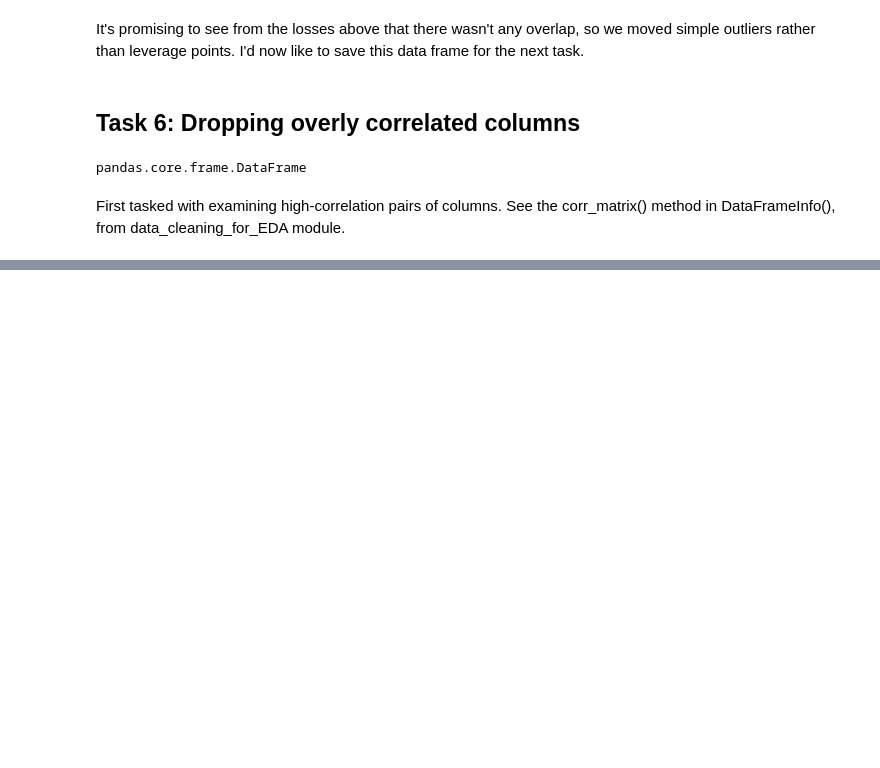
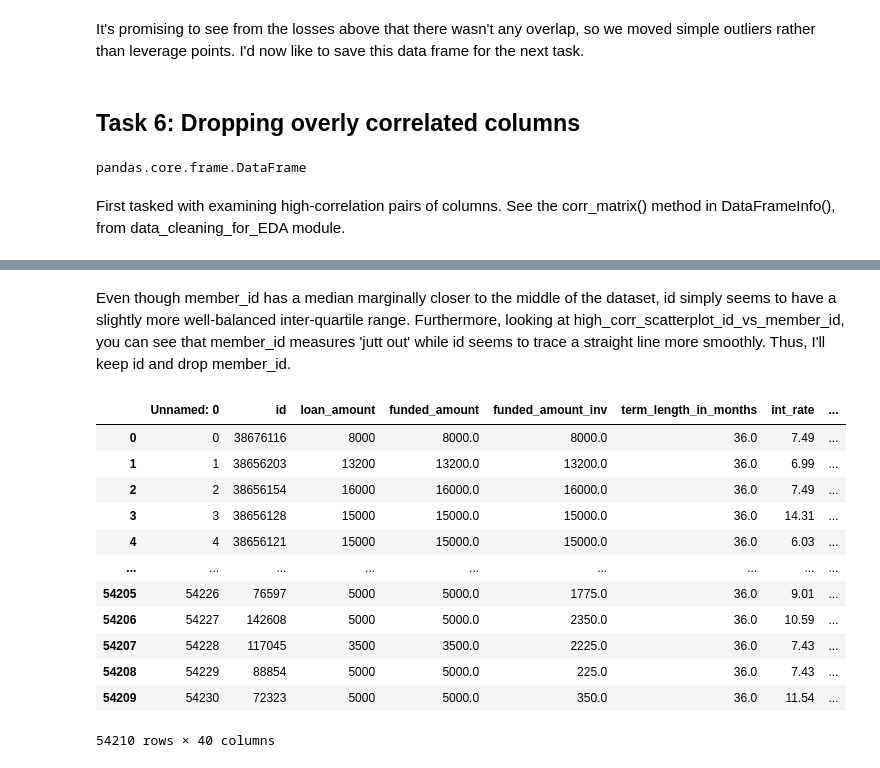
Before and after one commit to ThanksCheersHrng/exploratory-data-analysis---customer-loans-in-finance202, a Jupyter notebook: ongoing_workspace_2.ipynb, the cells around one changed output, grey strips where cells are left out. Cells and saved outputs as stored; diff of their text form; code cells hidden in the pictures; blank space fills up the shorter version.

```diff
--- a/ongoing_workspace_2.ipynb
+++ b/ongoing_workspace_2.ipynb
@@ -153,0 +166,18 @@ KeyError: "None of [Index([                      ('Unnamed: 0', 'id'),\n
+# %% [markdown]
+Even though member_id has a median marginally closer to the middle of the dataset, id simply seems to have a slightly more well-balanced inter-quartile range. Furthermore, looking at high_corr_scatterplot_id_vs_member_id, you can see that member_id measures 'jutt out' while id seems to trace a straight line more smoothly. Thus, I'll keep id and drop member_id.
+# %%
+df.drop_any_column('member_id')
+# %% [output]
+|  | Unnamed: 0 | id | loan_amount | funded_amount | funded_amount_inv | term_length_in_months | int_rate | ... |
+| 0 | 0 | 38676116 | 8000 | 8000.0 | 8000.0 | 36.0 | 7.49 | ... |
+| 1 | 1 | 38656203 | 13200 | 13200.0 | 13200.0 | 36.0 | 6.99 | ... |
+| 2 | 2 | 38656154 | 16000 | 16000.0 | 16000.0 | 36.0 | 7.49 | ... |
+| 3 | 3 | 38656128 | 15000 | 15000.0 | 15000.0 | 36.0 | 14.31 | ... |
+| 4 | 4 | 38656121 | 15000 | 15000.0 | 15000.0 | 36.0 | 6.03 | ... |
+| ... | ... | ... | ... | ... | ... | ... | ... | ... |
+| 54205 | 54226 | 76597 | 5000 | 5000.0 | 1775.0 | 36.0 | 9.01 | ... |
+| 54206 | 54227 | 142608 | 5000 | 5000.0 | 2350.0 | 36.0 | 10.59 | ... |
+| 54207 | 54228 | 117045 | 3500 | 3500.0 | 2225.0 | 36.0 | 7.43 | ... |
+| 54208 | 54229 | 88854 | 5000 | 5000.0 | 225.0 | 36.0 | 7.43 | ... |
+| 54209 | 54230 | 72323 | 5000 | 5000.0 | 350.0 | 36.0 | 11.54 | ... |
+54210 rows × 40 columns
```
Also changed, not shown: parts of 8 cells of this notebook, 4 other files.
